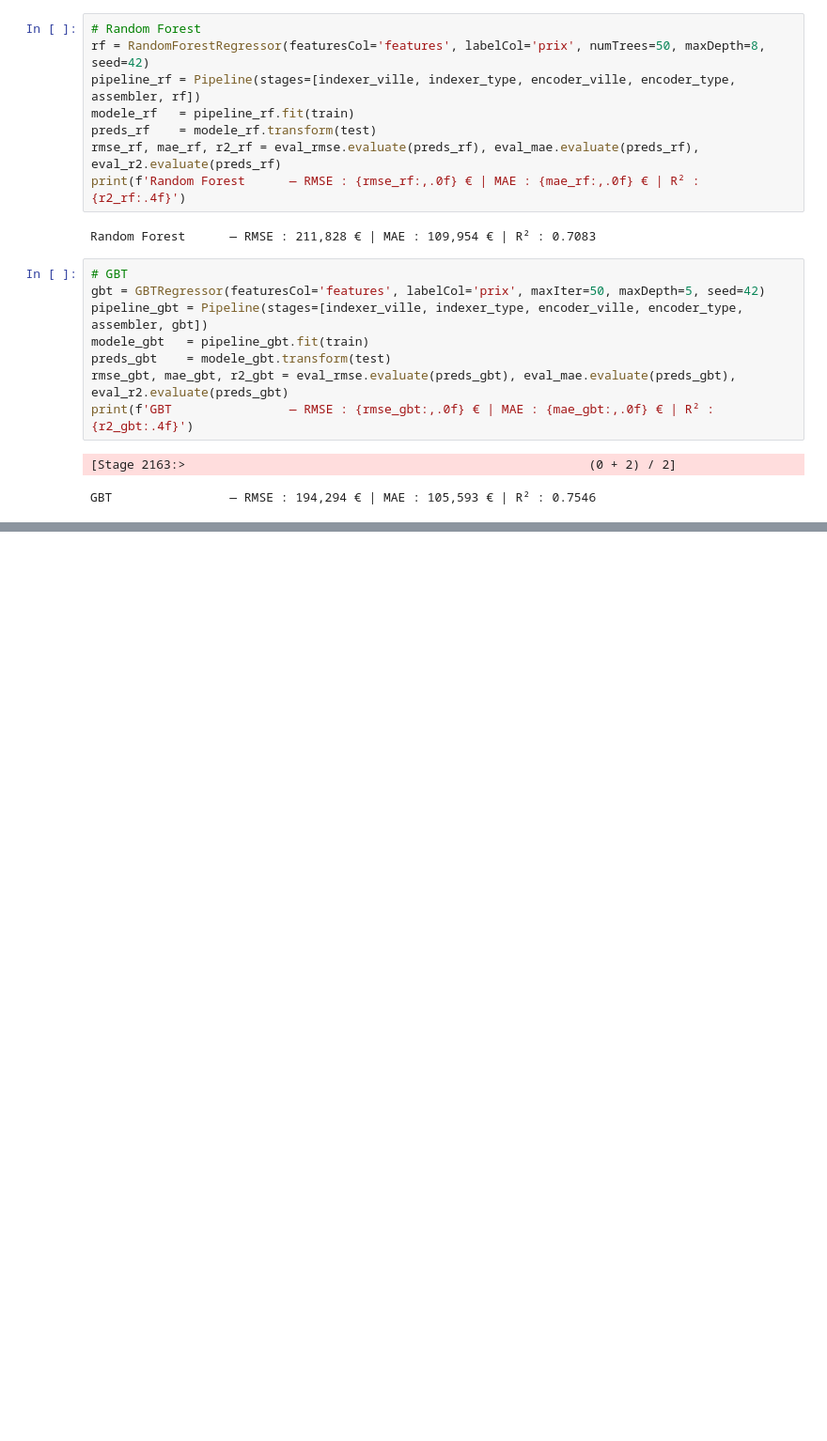
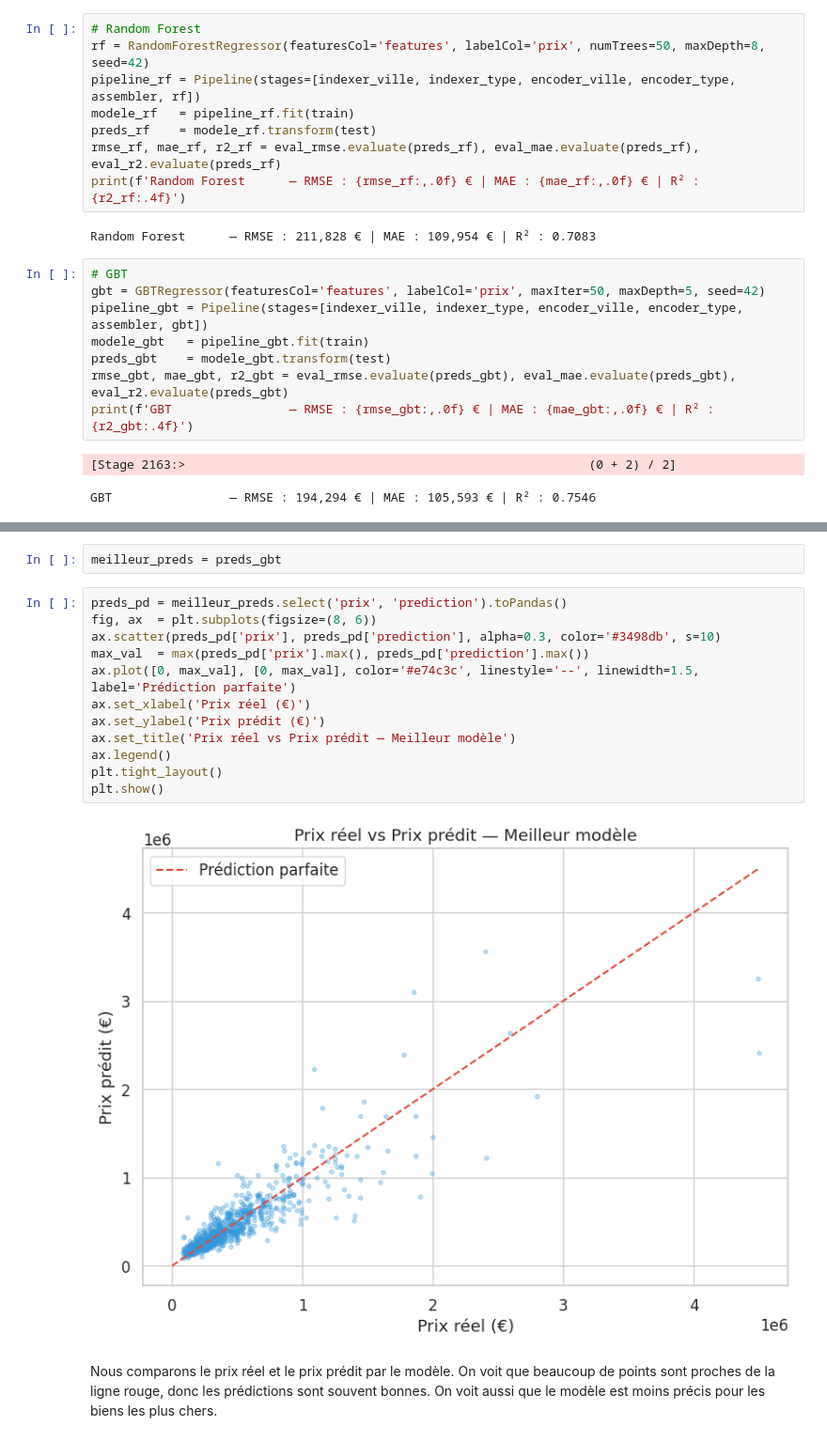
Before and after one commit to AlexisJohnson-data/bigdata-immobilier, a Jupyter notebook: projet/notebooks/04_modelisation.ipynb, the cells around one changed output, grey strips where cells are left out. Shown at 94% size. Cells and saved outputs as stored; diff of their text form; blank space fills up the shorter version.

```diff
--- a/projet/notebooks/04_modelisation.ipynb
+++ b/projet/notebooks/04_modelisation.ipynb
@@ -385,0 +426,20 @@ GBT                — RMSE : 194,294 € | MAE : 105,593 € | R² : 0.7546
+# %%
+meilleur_preds = preds_gbt
+# %%
+preds_pd = meilleur_preds.select('prix', 'prediction').toPandas()
+fig, ax  = plt.subplots(figsize=(8, 6))
+ax.scatter(preds_pd['prix'], preds_pd['prediction'], alpha=0.3, color='#3498db', s=10)
+max_val  = max(preds_pd['prix'].max(), preds_pd['prediction'].max())
+ax.plot([0, max_val], [0, max_val], color='#e74c3c', linestyle='--', linewidth=1.5, label='Prédiction parfaite')
+ax.set_xlabel('Prix réel (€)')
+ax.set_ylabel('Prix prédit (€)')
+ax.set_title('Prix réel vs Prix prédit — Meilleur modèle')
+ax.legend()
+plt.tight_layout()
+plt.show()
+# %% [output]
+[figure, added]
+# %% [markdown]
+Nous comparons le prix réel et le prix prédit par le modèle.
+On voit que beaucoup de points sont proches de la ligne rouge, donc les prédictions sont souvent bonnes.
+On voit aussi que le modèle est moins précis pour les biens les plus chers.
```
Also changed, not shown: parts of 8 cells of this notebook.
